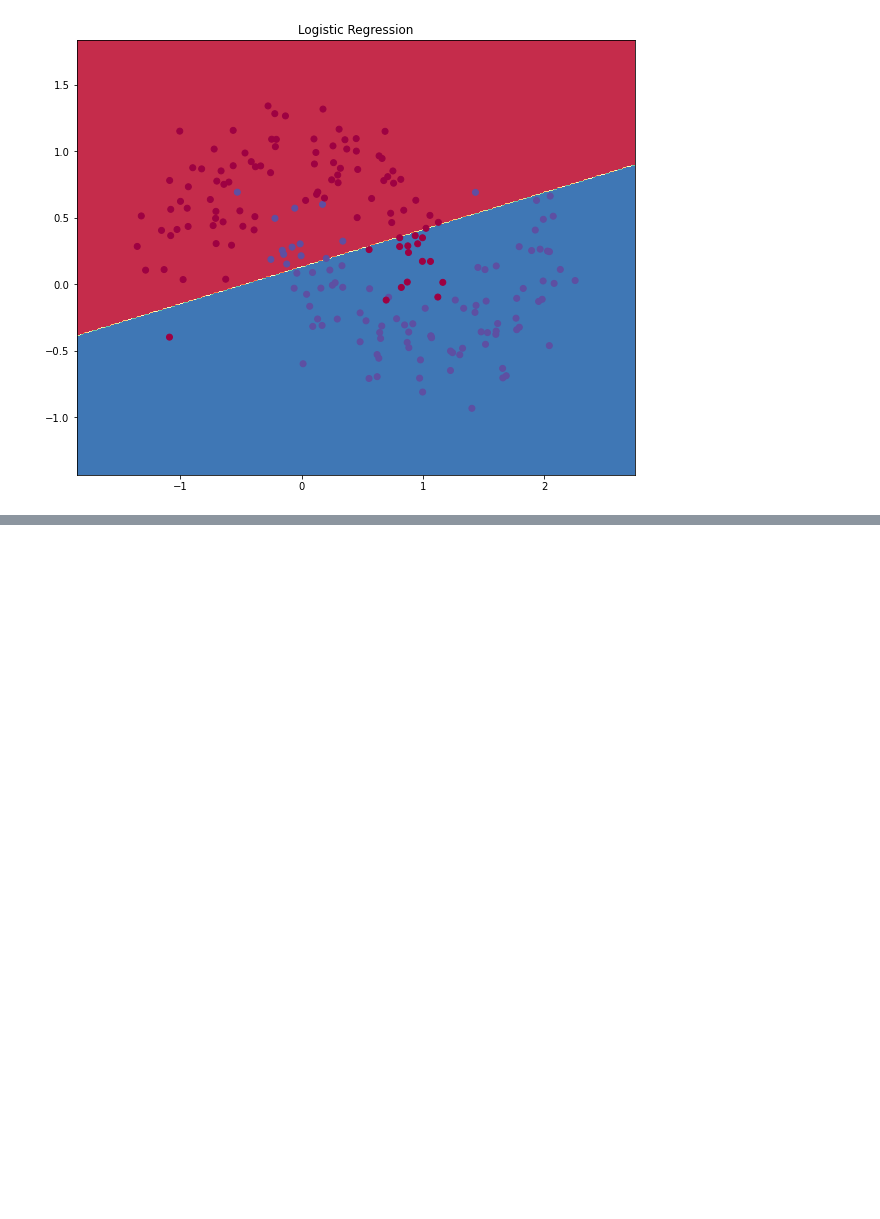
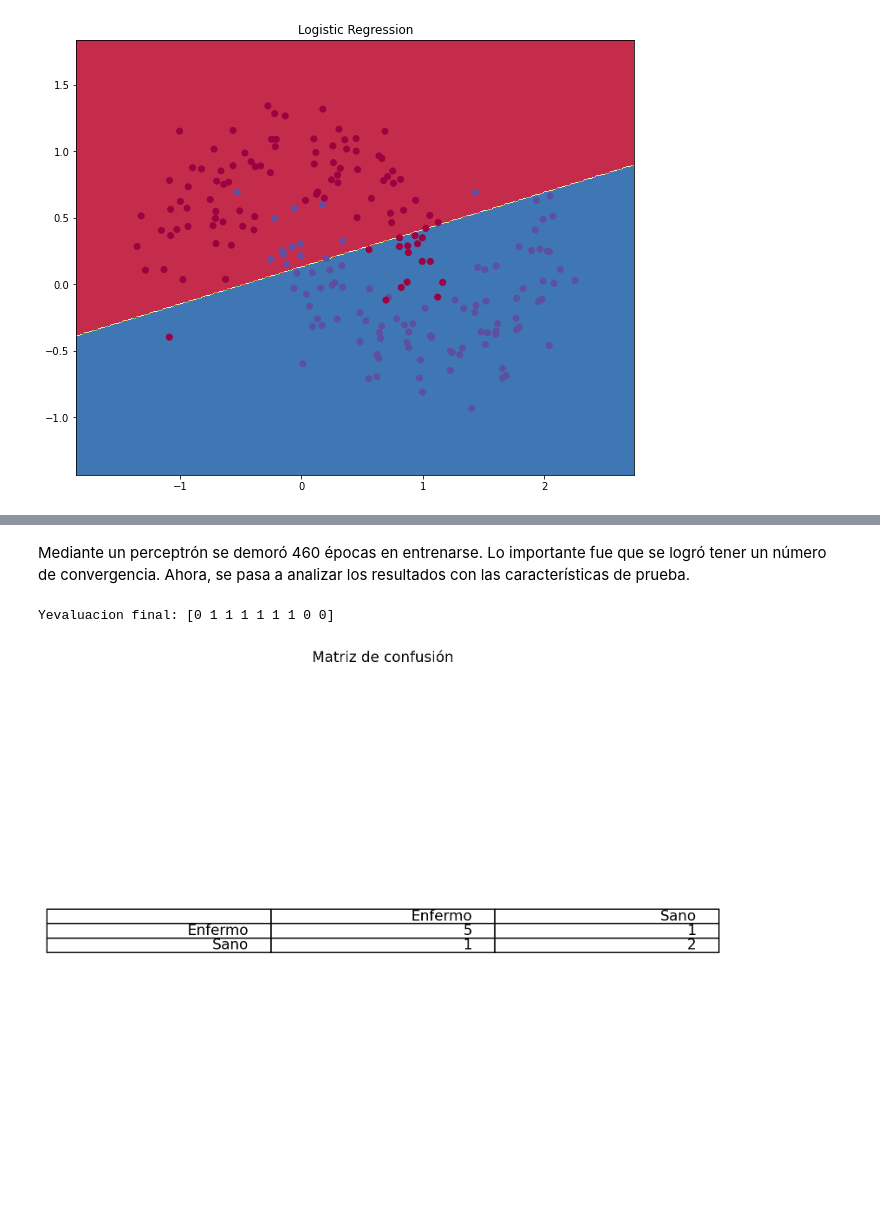
Before and after one commit to esteban11519/tecnicasDeInteligenciaArtificial, a Jupyter notebook: BCV_ELF_Taller7_ClasificacionConRNA/BCV_ELF_Taller7_ClasificacionConRNA.ipynb, the cells around one changed output, grey strips where cells are left out. Cells and saved outputs as stored; diff of their text form; code cells hidden in the pictures; blank space fills up the shorter version.

```diff
--- a/BCV_ELF_Taller7_ClasificacionConRNA/BCV_ELF_Taller7_ClasificacionConRNA.ipynb
+++ b/BCV_ELF_Taller7_ClasificacionConRNA/BCV_ELF_Taller7_ClasificacionConRNA.ipynb
@@ -873,0 +876,7 @@ plt.show()
+# %%
+# importación de características y datos de procesamiento
+Xpoblacional=np.load('caracteristicasNormalizadasPCA.npy')
+imagenesProcesadas=np.load('listaImagenesProcesadas.npy')
+print(f'Imágenes procesadas:\n {imagenesProcesadas}')
+nombreCaracteristicas=np.load('nombreCaracteristicasNormalizadasPCA.npy')
+print(f'Nombre de características finales\n{nombreCaracteristicas}')
@@ -873,0 +1069,68 @@ plt.show()
+# %% [markdown]
+Mediante un perceptrón se demoró 460 épocas en entrenarse. Lo importante fue que se logró tener un número de convergencia. Ahora, se pasa a analizar los resultados con las características de prueba.
+# %%
+# resultados
+Yevaluacion=np.array([], int)
+
+# Se le inserta al vector Xprueba una columna de unos al final
+
+Xevaluacion=np.insert(Xprueba, Xprueba.shape[1], 1,axis=1)
+n_caracteristicas=Xevaluacion.shape[1]-1
+
+# El vector de  pesos y el bias fue el que se obtuvo en el entrenamiento
+Wevaluacion=finalW
+
+
+Wevaluacion[n_caracteristicas]=Wevaluacion[n_caracteristicas]*n_caracteristicas
+
+
+for m in range(Xevaluacion.shape[0]):
+    net = np.dot(Xevaluacion[m],Wevaluacion)
+
+    if net > 0: Yevaluacion=np.append(Yevaluacion,1)
+    else: Yevaluacion=np.append(Yevaluacion,0)
+
+Wevaluacion[n_caracteristicas]=Wevaluacion[n_caracteristicas]/n_caracteristicas
+
+print(f'Yevaluacion final: {Yevaluacion}')
+# %% [output]
+Yevaluacion final: [0 1 1 1 1 1 1 0 0]
+# %%
+# Matriz ce confusión [4],[5]
+
+VA=0 # Veradadera aceptación
+FN=0 # Falsa negación
+FA=0 # Falsa aceptación
+VR=0 # Verdadero rechazo
+
+for i in range(len(Yprueba)):
+
+    if Yprueba[i]==1 and Yevaluacion[i]==1:
+        VA+=1
+
+    elif Yprueba[i]==1 and Yevaluacion[i]==0:
+        FN+=1
+
+    elif Yprueba[i]==0 and Yevaluacion[i]==1:
+        FA+=1
+
+    else:
+        VR+=1
+
+FR=FN # Falso rechazo
+
+
+
+fig = plt.figure(dpi=200)
+ax = fig.add_subplot(1,1,1)
+table_data=[
+    ['', 'Enfermo','Sano'],
+    ['Enfermo', VA,FN],
+    ['Sano', FA,VR]]
+table = ax.table(cellText=table_data, loc='center')
+table.set_fontsize(12)
+ax.axis('off')
+ax.set_title('Matriz de confusión')
+plt.show()
+# %% [output]
+[figure, added]
```
Also changed, not shown: parts of 30 cells of this notebook, 3 other files.
